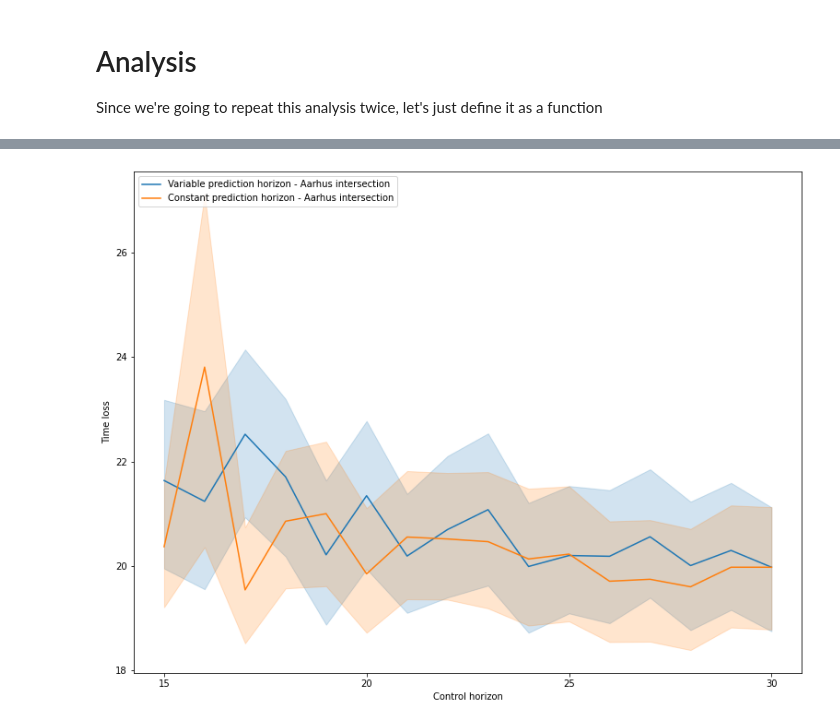
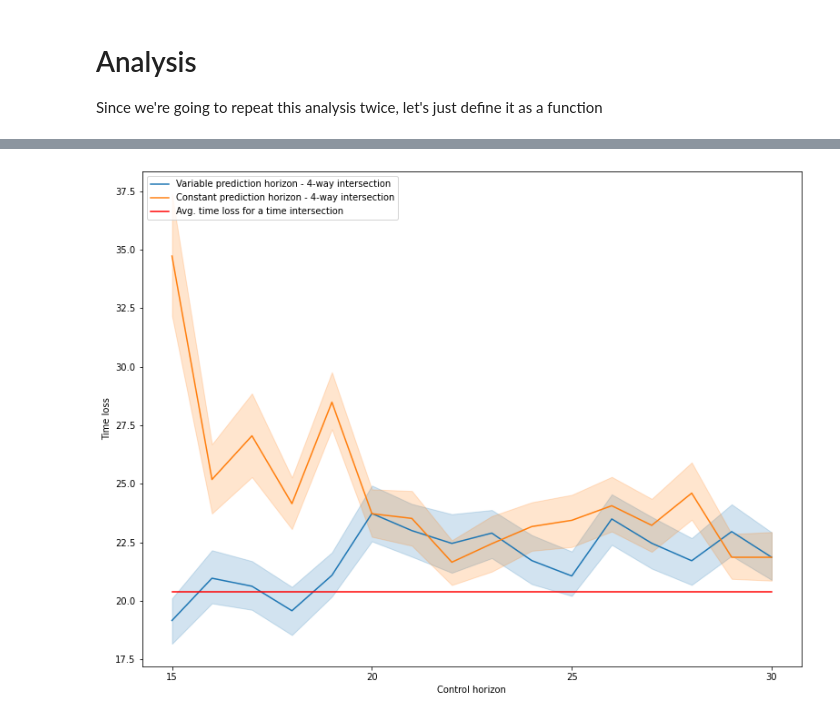
Before and after one commit to Zinoex/siren, a Jupyter notebook: siren/analysis/tripinfo.ipynb, the cells around one changed output, grey strips where cells are left out. Saved outputs shown, nothing was run; the diff lists cells and outputs as text; code cells hidden in the pictures.

```diff
--- a/siren/analysis/tripinfo.ipynb
+++ b/siren/analysis/tripinfo.ipynb
@@ -207,5 +219,5 @@ def analyze(intersection):
 
     time_loss(intersection, timed_data, nontimed_data)
 
-analyze('aarhus')
+analyze('fourway')
 # %% [output]
@@ -213 +225 @@ Average timed time loss: 126.12254840724547
-[figure, old version]
+[figure, new version]
```
Also changed, not shown: parts of 2 cells of this notebook, 1 other file.
